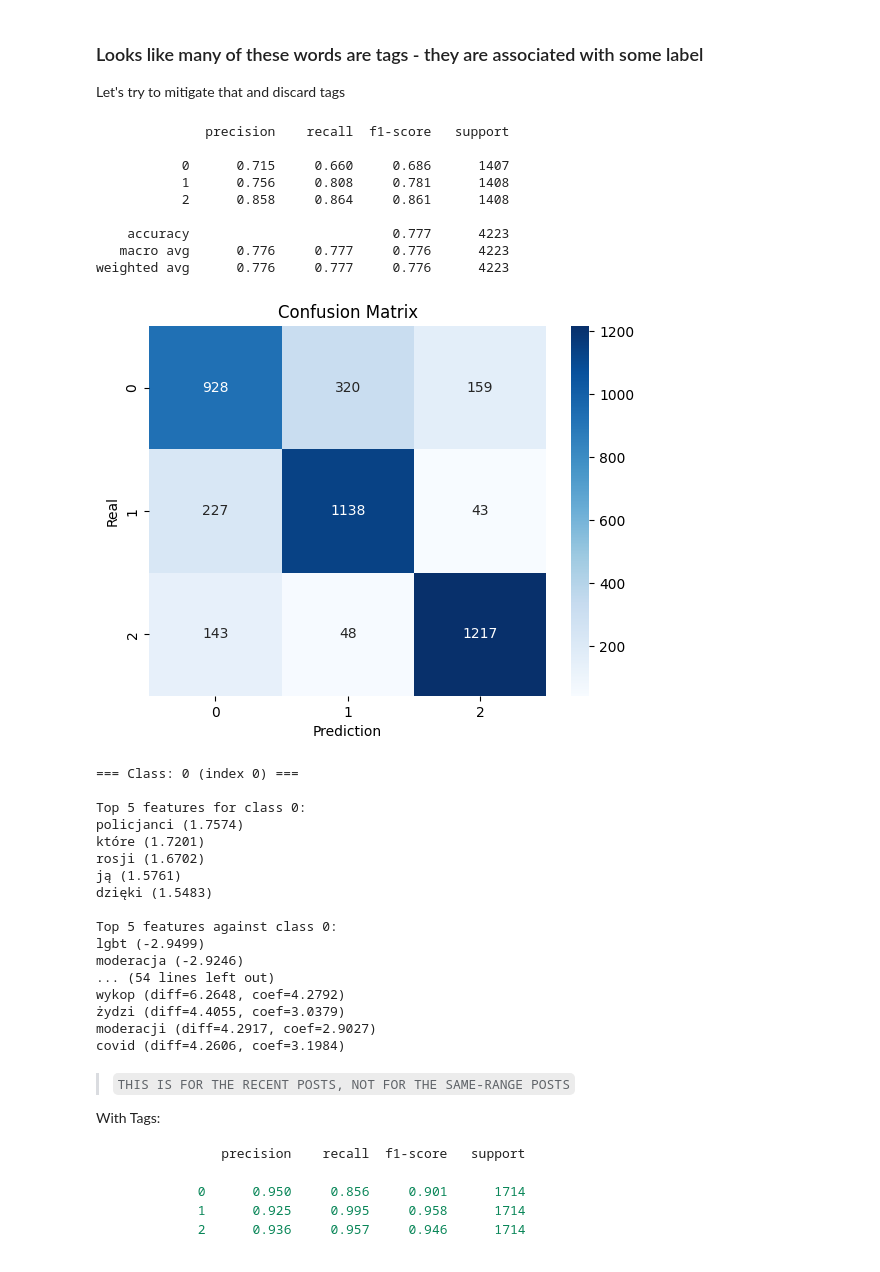
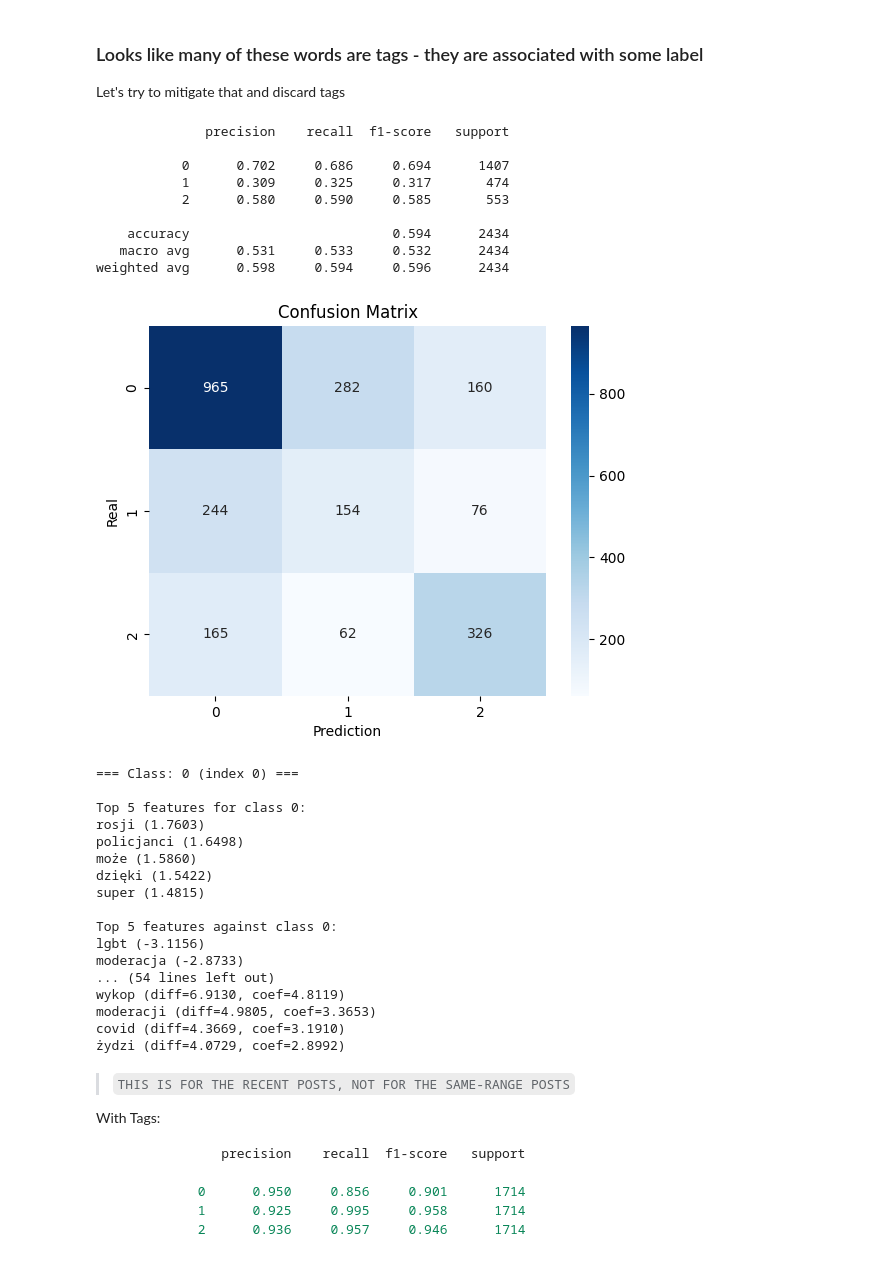
Before and after one commit to m-strzalkowski/computational-intelligence-2025, a Jupyter notebook: notebooks/eda.ipynb, the cells around one changed output. Drawn from its saved outputs; the diff is of its cells as text; code cells hidden in the pictures.

```diff
--- a/notebooks/eda.ipynb
+++ b/notebooks/eda.ipynb
@@ -351,21 +376,42 @@ from sklearn.model_selection import train_test_split
 from sklearn.feature_extraction.text import TfidfVectorizer
 from sklearn.pipeline import Pipeline
 from sklearn.metrics import classification_report, confusion_matrix
+from sklearn.utils import resample
+
 import seaborn as sns
 import matplotlib.pyplot as plt
 
-def train_tfidf_logistic_regression_model(df, x_column: str, y_column: str):
+def train_tfidf_logistic_regression_model(df, x_column: str, y_column: str, balanced=False):
     X_train, X_test, y_train, y_test = train_test_split(
         df[x_column], df[y_column], test_size=0.2, random_state=42, stratify=df["label"]
     )
-
-
     model = Pipeline([
         ("tfidf", TfidfVectorizer(max_features=10000, ngram_range=(1,2), min_df=2)),
         ("clf", LogisticRegression(max_iter=1000, class_weight='balanced'))
     ])
 
-    model.fit(X_train, y_train)
+    if balanced:
+        # Combining for resampling
+        df_train = pd.DataFrame({'clean_text': X_train, 'label': y_train})
+
+        # Rebalancing
+        majority_train = df_train[df_train.label == 0]
+        minority1_train = df_train[df_train.label == 1]
+        minority1_upsampled_train = resample(minority1_train, replace=True, n_samples=len(majority_train), random_state=42)
+        df_train_balanced = pd.concat([majority_train, minority1_upsampled_train])
+        try:
+            minority2_train = df_train[df_train.label == 2]
+            minority2_upsampled_train = resample(minority2_train, replace=True, n_samples=len(majority_train), random_state=42)
+            df_train_balanced = pd.concat([df_train_balanced, minority2_upsampled_train])
+        except ValueError:
+            ...
+
+        X_train_balanced = df_train_balanced['clean_text']
+        y_train_balanced = df_train_balanced['label']
+
+        model.fit(X_train_balanced, y_train_balanced)
+    else:
+        model.fit(X_train, y_train)
 
     y_pred = model.predict(X_test)
 
@@ -499,37 +533,37 @@ moderacjacontent (diff=4.7303, coef=3.1538)
 Let's try to mitigate that and discard tags
 # %%
 # Retraining
-model = train_tfidf_logistic_regression_model(df_balanced, x_column="clean_text_no_tags", y_column="label")
+model = train_tfidf_logistic_regression_model(df, x_column="clean_text_no_tags", y_column="label", balanced=True)
 
 show_most_important_words_multiclass(model, 5)
 # %% [output]
               precision    recall  f1-score   support
 
-           0      0.715     0.660     0.686      1407
-           1      0.756     0.808     0.781      1408
-           2      0.858     0.864     0.861      1408
+           0      0.702     0.686     0.694      1407
+           1      0.309     0.325     0.317       474
+           2      0.580     0.590     0.585       553
 
-    accuracy                          0.777      4223
-   macro avg      0.776     0.777     0.776      4223
-weighted avg      0.776     0.777     0.776      4223
+    accuracy                          0.594      2434
+   macro avg      0.531     0.533     0.532      2434
+weighted avg      0.598     0.594     0.596      2434
-[figure, old version]
+[figure, new version]
 === Class: 0 (index 0) ===
 
 Top 5 features for class 0:
-policjanci (1.7574)
-które (1.7201)
-rosji (1.6702)
-ją (1.5761)
-dzięki (1.5483)
+rosji (1.7603)
+policjanci (1.6498)
+może (1.5860)
+dzięki (1.5422)
+super (1.4815)
 
 Top 5 features against class 0:
-lgbt (-2.9499)
-moderacja (-2.9246)
+lgbt (-3.1156)
+moderacja (-2.8733)
 ... (54 lines left out)
-wykop (diff=6.2648, coef=4.2792)
-żydzi (diff=4.4055, coef=3.0379)
-moderacji (diff=4.2917, coef=2.9027)
-covid (diff=4.2606, coef=3.1984)
+wykop (diff=6.9130, coef=4.8119)
+moderacji (diff=4.9805, coef=3.3653)
+covid (diff=4.3669, coef=3.1910)
+żydzi (diff=4.0729, coef=2.8992)
 # %% [markdown]
 > `THIS IS FOR THE RECENT POSTS, NOT FOR THE SAME-RANGE POSTS`
 
```
Also changed, not shown: parts of 17 cells of this notebook.
